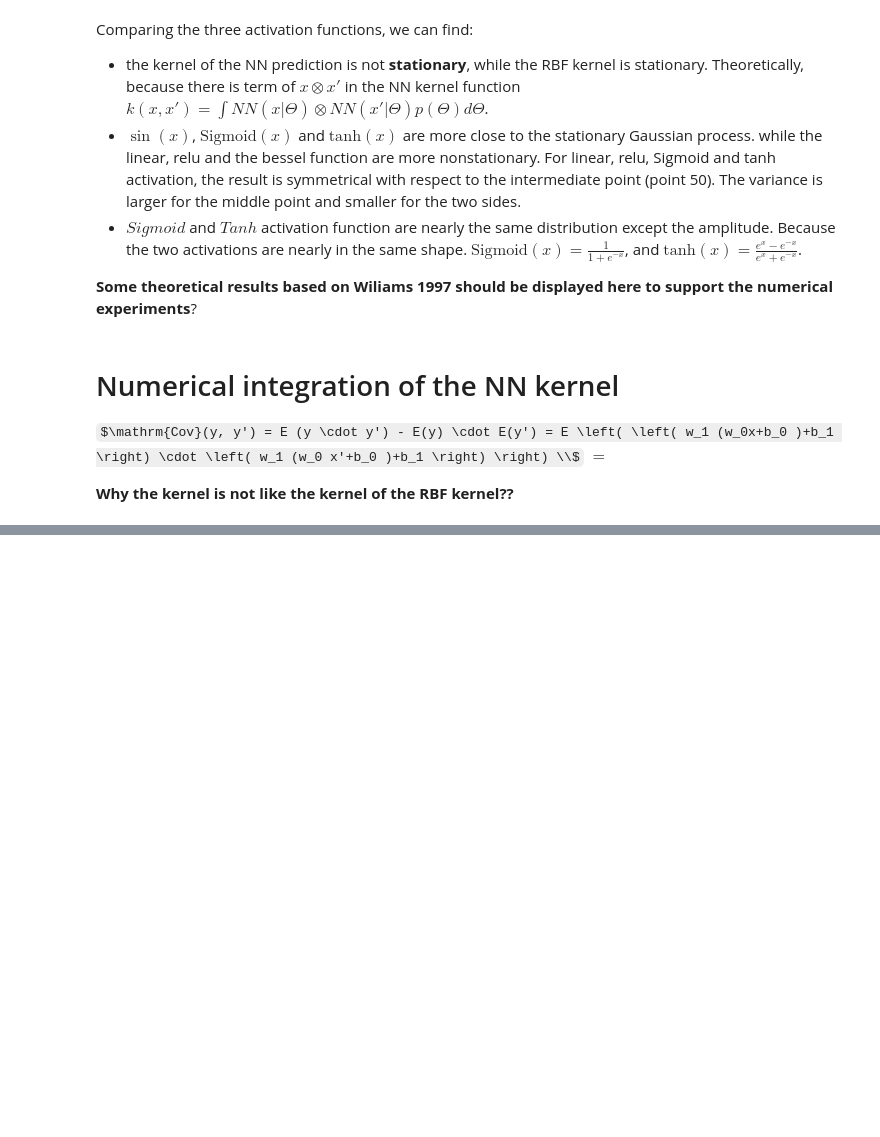
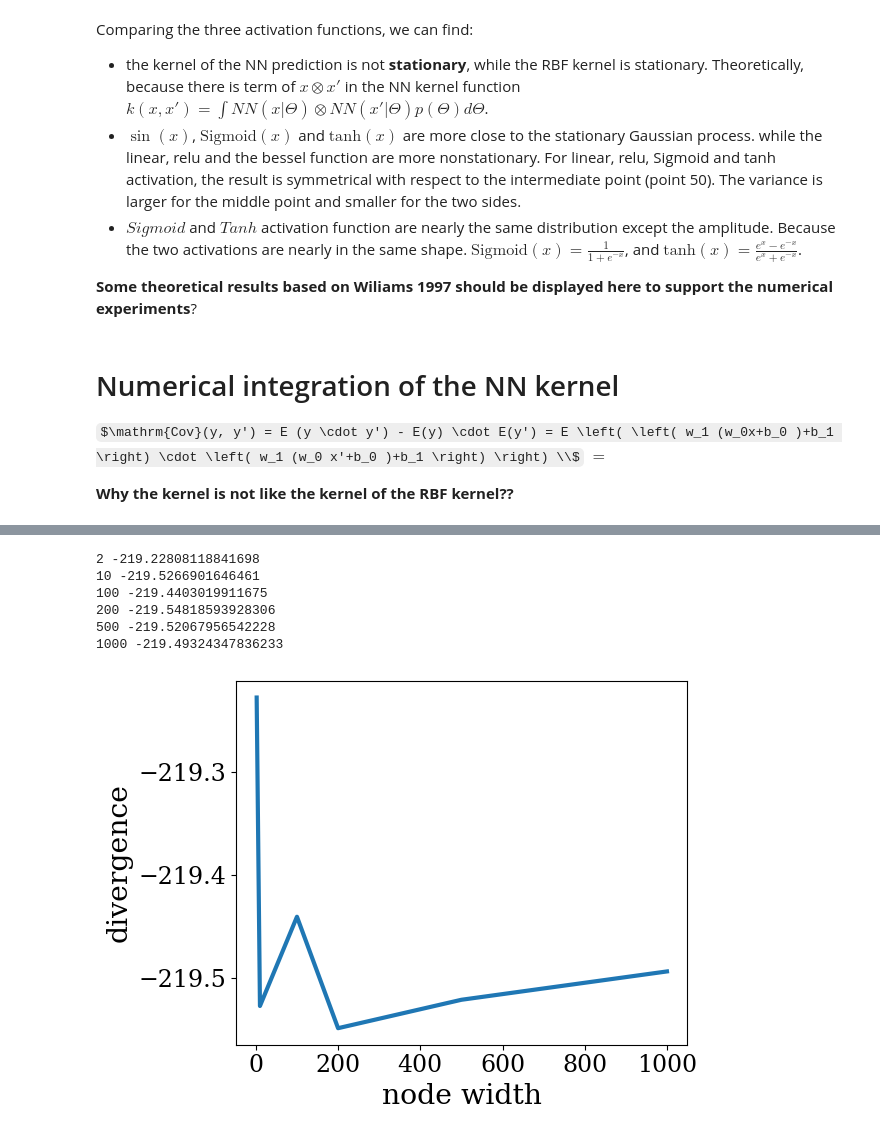
Before and after one commit to guanshaoheng/gaussian_nn_tugraz, a Jupyter notebook: link_NN_Gaussian/NN_is_GP.ipynb, the cells around one changed output, grey strips where cells are left out. Cells and saved outputs as stored; diff of their text form; code cells hidden in the pictures; some formulas as TeX source; blank space fills up the shorter version.

```diff
--- a/link_NN_Gaussian/NN_is_GP.ipynb
+++ b/link_NN_Gaussian/NN_is_GP.ipynb
@@ -246,14 +275,0 @@ The probability distribution of a Gaussian Process is also influenced by the hyp
-# %%
-num_samples = 5000
-p_per = 1./num_samples
-log_2pi = np.log(2*np.pi)
-K_inv = np.linalg.inv(kernel + 1e-2 * np.eye(nx))
-K_det = np.linalg.det(kernel + 1e-2 * np.eye(nx))
-log_k_det_half = np.log(K_det)
-y = rand_gen_NN(hidden=2, num_samples=num_samples)
-
-D_KL = 0.
-for f in y:
-    D_KL += (np.log(p_per) +
-             0.5* np.einsum('i, ij, j->', f, K_inv, f) + 0.5*nx *log_2pi + 0.5*log_k_det_half)/num_samples
-print(D_KL)
@@ -342,0 +401,40 @@ for i in ['linear', 'sigmoid', 'tanh', 'relu', 'sin', 'bessel']:
+# %%
+def mask_divergence(hidden_node=2, num_samples=5000, activation='tanh'):
+    p_per = 1./num_samples
+    log_2pi = np.log(2*np.pi)
+    K_inv = np.linalg.inv(k_nn  + np.eye(nx)*1e-3)
+    K_det = np.linalg.det( k_nn + np.eye(nx)*1e-3)
+    log_k_det_half = np.log(K_det)
+    y = rand_gen_NN(hidden=hidden_node, num_samples=num_samples, activation=activation)
+    '''
+    2 -92.5579582080821
+    10 -131.5543395864393
+    100 -131.34334480560432
+    5000 -123.62785283796535
+    '''
+
+    D_KL = 0.
+    for f in y:
+        D_KL += (np.log(p_per) +
+                 0.5* np.einsum('i, ij, j->', f, K_inv, f) + 0.5*nx *log_2pi + 0.5*log_k_det_half)/num_samples
+    print(hidden_node, D_KL)
+    return D_KL
+
+divergence = []
+num_list = [2, 10, 100, 200, 500, 1000]
+for hidden_node in num_list:
+    divergence.append(mask_divergence(hidden_node=hidden_node, num_samples=5000))
+plt.plot(num_list, divergence)
+# plt.axis('xlog')
+plt.ylabel('divergence')
+plt.xlabel('node width')
+plt.tight_layout()
+plt.show()
+# %% [output]
+2 -219.22808118841698
+10 -219.5266901646461
+100 -219.4403019911675
+200 -219.54818593928306
+500 -219.52067956542228
+1000 -219.49324347836233
+[figure, added]
```
Also changed, not shown: parts of 14 cells of this notebook.
